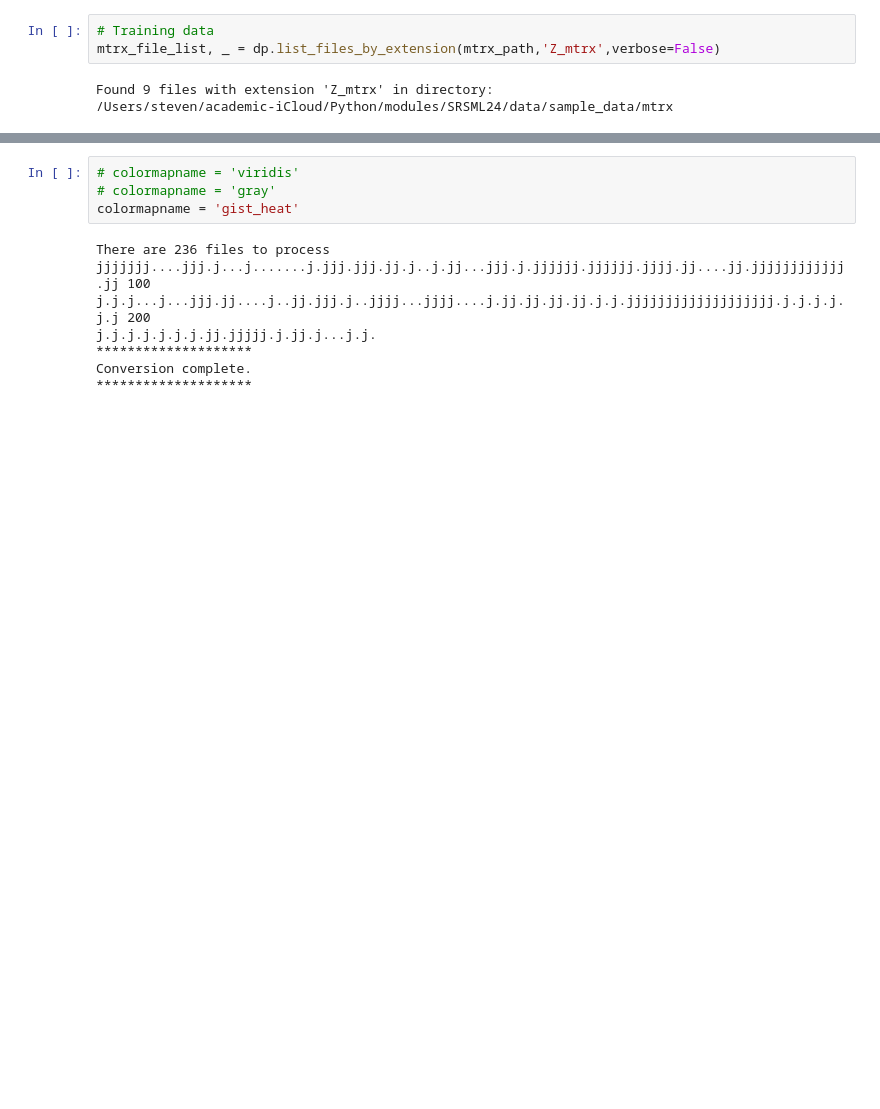
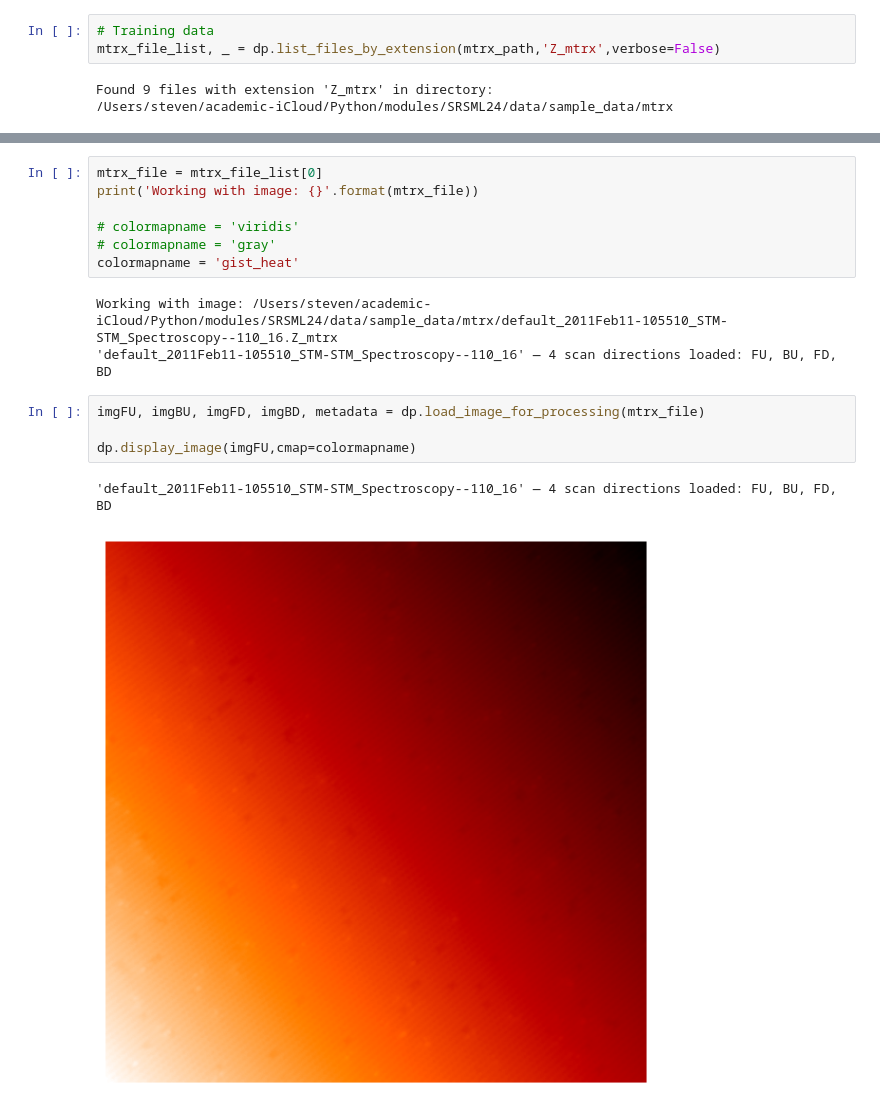
Before and after one commit to srschofield/SRSML24, a Jupyter notebook: notebooks/steven/load_mtrx_image.ipynb, the cells around one changed output, grey strips where cells are left out. Drawn from its saved outputs; the diff is of its cells as text; blank space fills up the shorter version.

Commit message:
Added routines for displaying a single image within the notebook

```diff
--- a/notebooks/steven/load_mtrx_image.ipynb
+++ b/notebooks/steven/load_mtrx_image.ipynb
@@ -91,12 +103,17 @@ Found 9 files with extension 'Z_mtrx' in directory:
 # %%
+mtrx_file = mtrx_file_list[0]
+print('Working with image: {}'.format(mtrx_file))
+
 # colormapname = 'viridis'
 # colormapname = 'gray'
 colormapname = 'gist_heat'
 # %% [output]
-There are 236 files to process
-jjjjjjj....jjj.j...j.......j.jjj.jjj.jj.j..j.jj...jjj.j.jjjjjj.jjjjjj.jjjj.jj....jj.jjjjjjjjjjjj.jj 100
-j.j.j...j...jjj.jj....j..jj.jjj.j..jjjj...jjjj....j.jj.jj.jj.jj.j.j.jjjjjjjjjjjjjjjjjjj.j.j.j.j.j.j 200
-j.j.j.j.j.j.j.jj.jjjjj.j.jj.j...j.j.
-********************
-Conversion complete.
-********************
+Working with image: /Users/steven/academic-iCloud/Python/modules/SRSML24/data/sample_data/mtrx/default_2011Feb11-105510_STM-STM_Spectroscopy--110_16.Z_mtrx
+'default_2011Feb11-105510_STM-STM_Spectroscopy--110_16' — 4 scan directions loaded: FU, BU, FD, BD
+# %%
+imgFU, imgBU, imgFD, imgBD, metadata = dp.load_image_for_processing(mtrx_file)
+
+dp.display_image(imgFU,cmap=colormapname)
+# %% [output]
+'default_2011Feb11-105510_STM-STM_Spectroscopy--110_16' — 4 scan directions loaded: FU, BU, FD, BD
+[figure, added]
```
Also changed, not shown: parts of 3 cells of this notebook, 2 other files.
